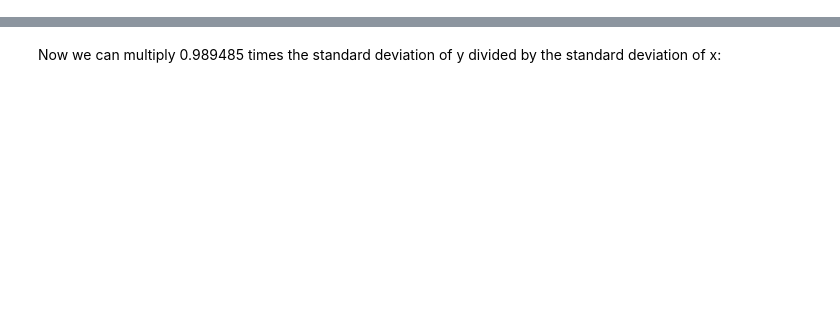
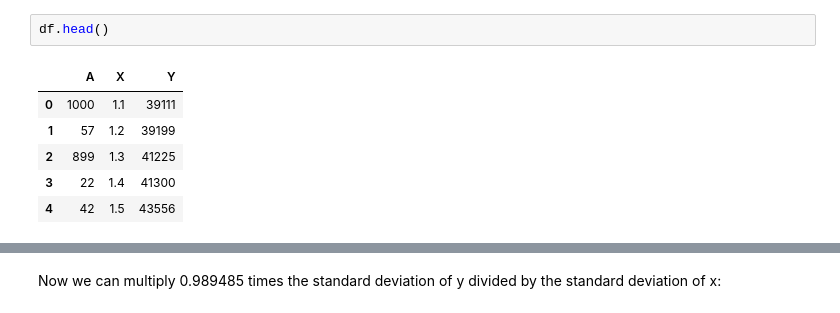
Before and after one commit to summerela/python_data_analysis, a Jupyter notebook: linear_regression/Notebooks/Linear_Regression.ipynb, the cells around one changed output, grey strips where cells are left out. Cells and saved outputs as stored; diff of their text form; blank space fills up the shorter version.

```diff
--- a/linear_regression/Notebooks/Linear_Regression.ipynb
+++ b/linear_regression/Notebooks/Linear_Regression.ipynb
@@ -67,0 +71,9 @@ As always, don't worry. I'm going to walk you through the logic step by step, bu
+# %%
+df.head()
+# %% [output]
+|  | A | X | Y |
+| 0 | 1000 | 1.1 | 39111 |
+| 1 | 57 | 1.2 | 39199 |
+| 2 | 899 | 1.3 | 41225 |
+| 3 | 22 | 1.4 | 41300 |
+| 4 | 42 | 1.5 | 43556 |
```
Also changed, not shown: parts of 26 cells of this notebook, 4 other files.
